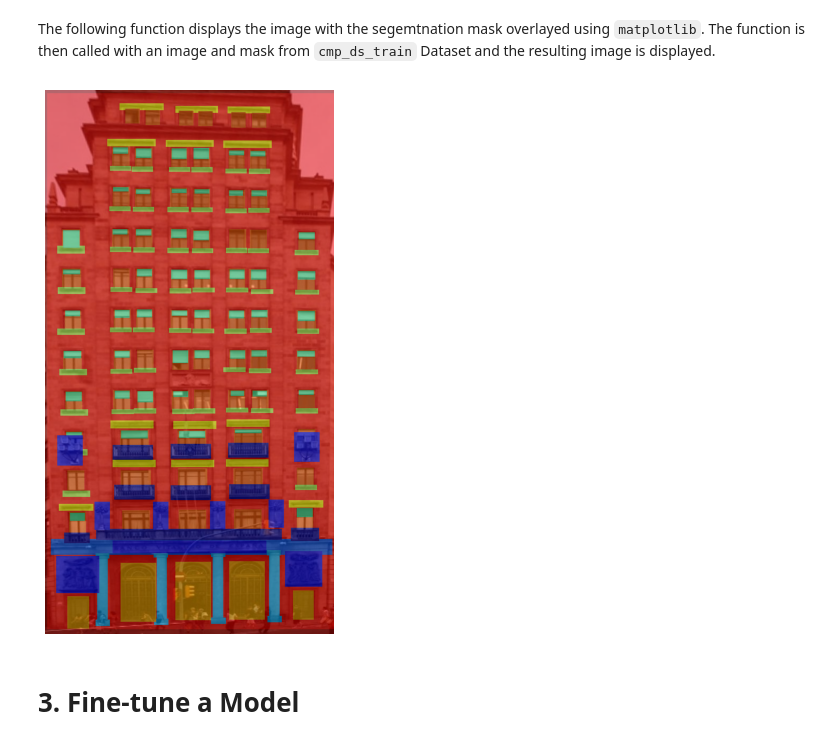
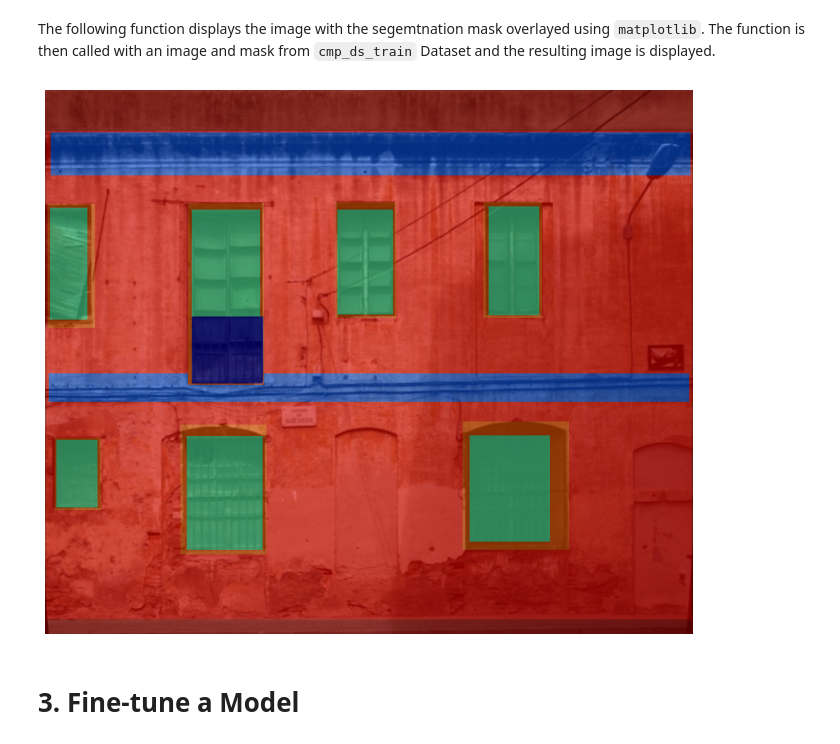
Before and after one commit to Xpitfire/SSIW, a Jupyter notebook: Fine_Tune_SS_Model.ipynb, the cells around one changed output. Cells and saved outputs as stored; diff of their text form; code cells hidden in the pictures.

Commit message:
Fixed dataset label issue

```diff
--- a/Fine_Tune_SS_Model.ipynb
+++ b/Fine_Tune_SS_Model.ipynb
@@ -90,28 +105,28 @@ The following function displays the image with the segemtnation mask overlayed u
 # %%
 import matplotlib.pyplot as plt
 
 def visualize_seg_mask(image: np.ndarray, mask: np.ndarray):
     color_seg = np.zeros((mask.shape[0], mask.shape[1], 3), dtype=np.uint8)
     palette = np.array(unique_colors)
     for label, color in enumerate(palette):
         color_seg[mask == label, :] = color
     color_seg = color_seg[..., ::-1]  # convert to BGR
 
     img = np.array(image) * 0.5 + color_seg * 0.5  # plot the image with the segmentation map
     img = img.astype(np.uint8)
 
     plt.figure(figsize=(15, 10))
     plt.imshow(img)
     plt.axis("off")
     plt.show()
 
 # visualize the image + segmentation mask
 visualize_seg_mask(
-    np.array(train_ds[0]['pixel_values']),
-    np.array(train_ds[0]['label'])
+    np.array(test_ds[0]['pixel_values']),
+    np.array(test_ds[0]['label'])
 )
 # %% [output]
-[figure, old version]
+[figure, new version]
 # %% [markdown]
 # 3. Fine-tune a Model
 # %% [markdown]
```
Also changed, not shown: parts of 9 cells of this notebook, 2 other files.
